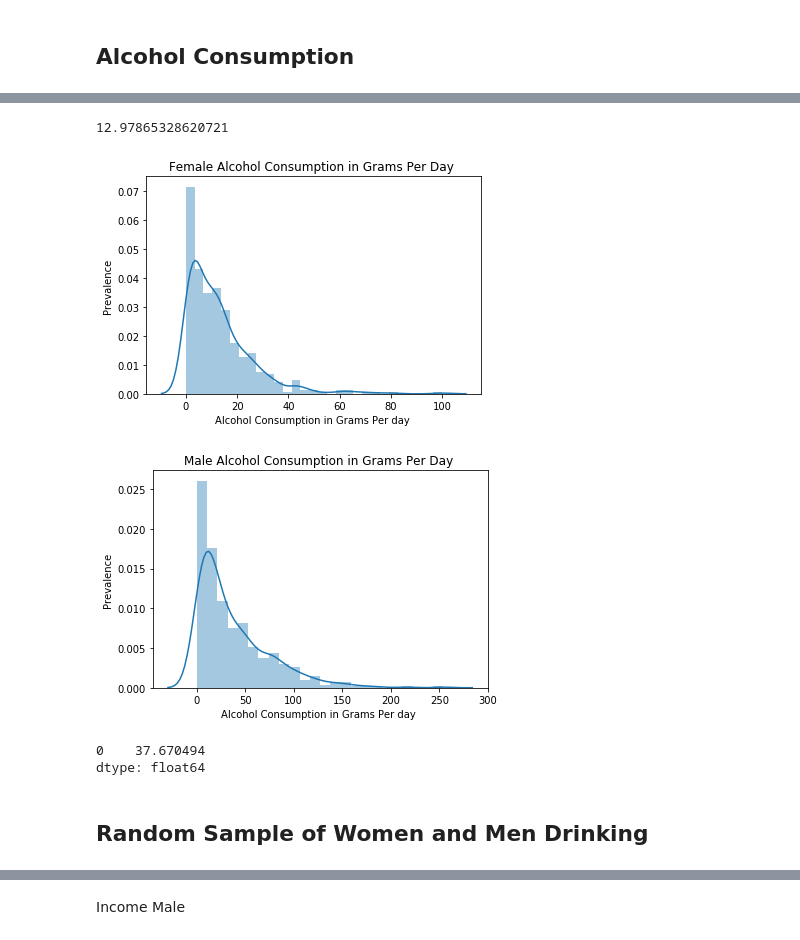
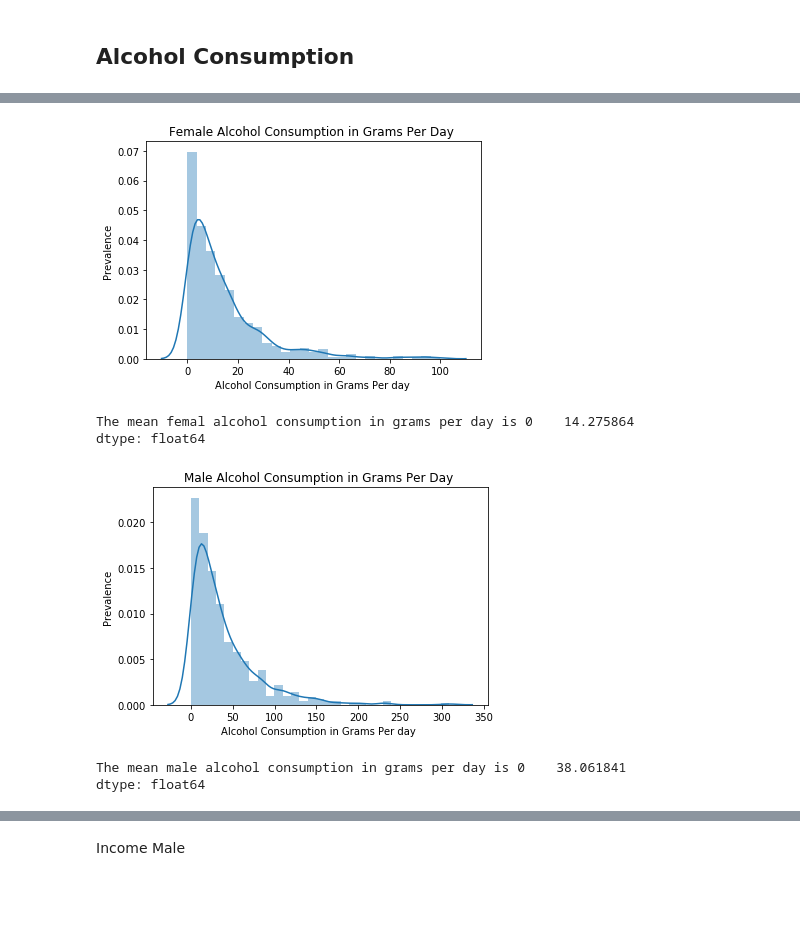
Before and after one commit to dermotkel/programming-project, a Jupyter notebook: Programming Project.ipynb, the cells around one changed output, grey strips where cells are left out. Drawn from its saved outputs; the diff is of its cells as text; code cells hidden in the pictures; blank space fills up the shorter version.

Commit message:
finished alcohol consumption

```diff
--- a/Programming Project.ipynb
+++ b/Programming Project.ipynb
@@ -212,22 +211,23 @@ plt.title('Female Alcohol Consumption in Grams Per Day ')
 plt.xlabel('Alcohol Consumption in Grams Per day ')
 plt.ylabel('Prevalence')
 falc.mean()
+plt.show()
+print("The mean female alcohol consumption in grams per day is", np.mean(falc))
 # %% [output]
+[figure, new version]
-12.97865328620721
+The mean femal alcohol consumption in grams per day is 0    14.275864
+dtype: float64
-[figure, old version]
 # %%
 malc = np.random.gamma(0.98, 38.57, 500)
 malc = pd.DataFrame(malc)
 # %%
 sns.distplot(malc)
 plt.title('Male Alcohol Consumption in Grams Per Day ')
 plt.xlabel('Alcohol Consumption in Grams Per day ')
 plt.ylabel('Prevalence')
 plt.show()
-malc.mean()
+print("The mean male alcohol consumption in grams per day is", np.mean(malc))
 # %% [output]
-[figure, old version]
+[figure, new version]
-0    37.670494
+The mean male alcohol consumption in grams per day is 0    38.061841
 dtype: float64
-# %% [markdown]
-## Random Sample of Women and Men Drinking
```
Also changed, not shown: parts of 11 cells of this notebook.
